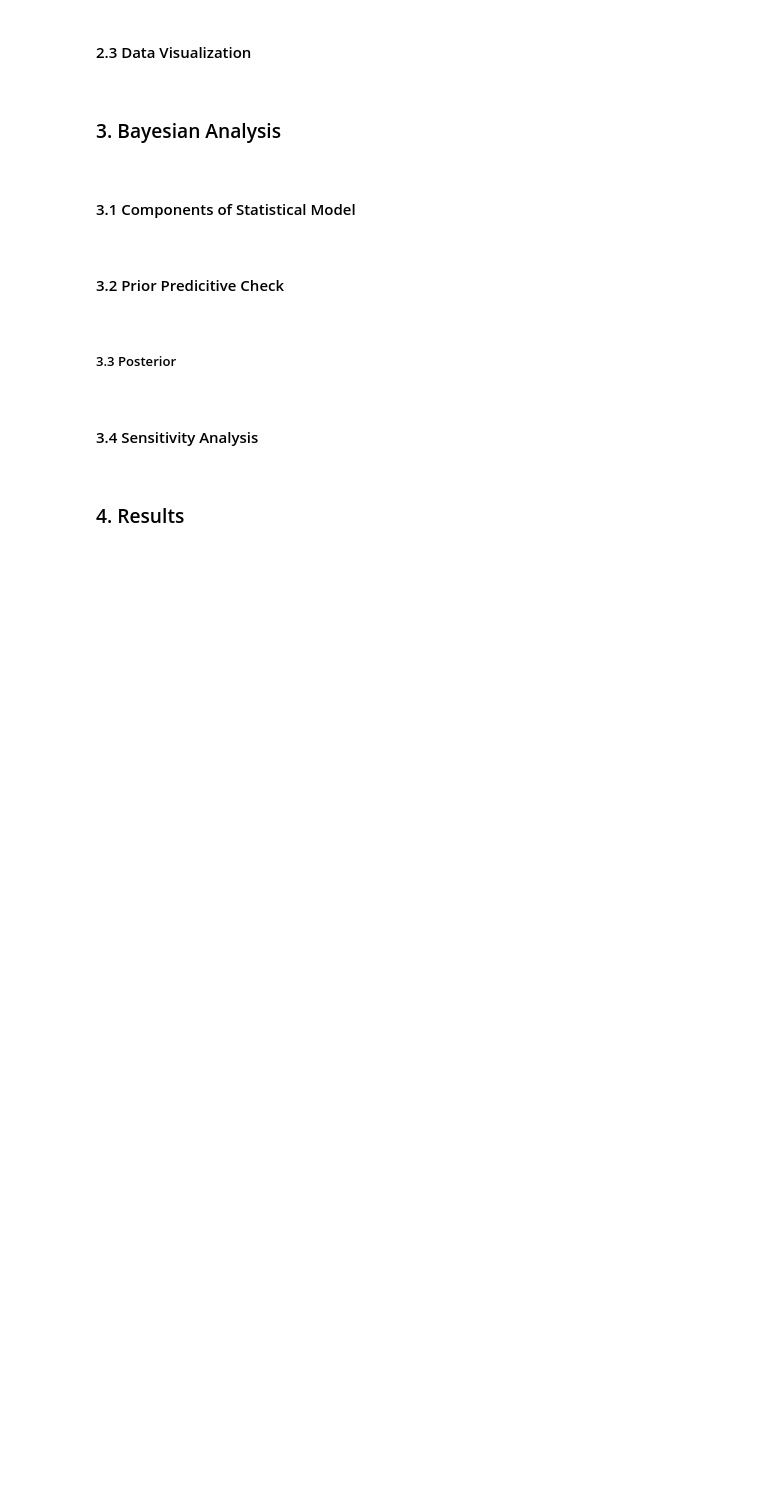
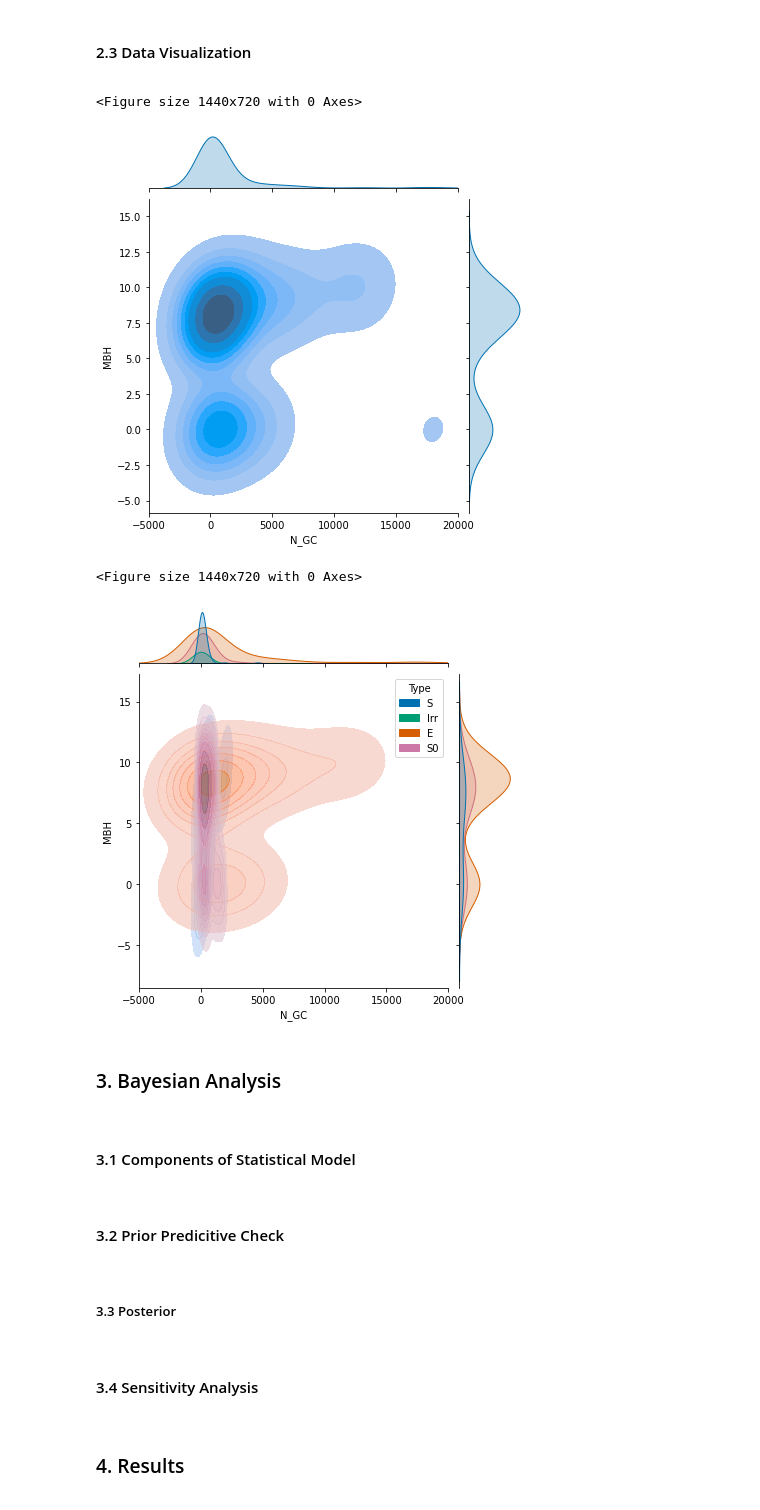
Before and after one commit to tylerbarna/AST5731-projects, a Jupyter notebook: project2/project2.ipynb, the cells around one changed output. Drawn from its saved outputs; the diff is of its cells as text; code cells hidden in the pictures; blank space fills up the shorter version.

Commit message:
added two plots

```diff
--- a/project2/project2.ipynb
+++ b/project2/project2.ipynb
@@ -96,6 +95,9 @@ from scipy.stats import uniform
 from sklearn import preprocessing as pp
 
 %matplotlib inline
+plt.style.use("seaborn-colorblind")
+mpl.rcParams.update({"axes.grid" : False})
+plt.style.context(("seaborn-colorblind",))
 
 ## set seed for reproducibility
 random.seed(5731)
@@ -107,0 +107,14 @@ random.seed(5731)
+# %%
+df = pd.read_csv('dat.txt',index_col=0,
+                 dtype={'Galaxy':str, 'Type':str,
+                        'N_GC':np.float64, 'N_GC_err':np.float64,
+                        'Mdyn':np.float64, 'MBH':np.float64,
+                        'sig_e':np.float64, 'err_sig_e':np.float64,
+                        'A_V':np.float64, 'MV_T':np.float64,
+                        'err_MV_T':np.float64, 'MK':np.float64,
+                        'Re':np.float64, 'upMBH':np.float64,
+                        'lowMBH':np.float64
+                        })
+df.rename({'err_sig_e':'sig_e_err', 'err_MV_T':'MV_T_err'}, axis=1, inplace=True) ## for consistency
+display(df.head())
+display(df.describe())
@@ -108,6 +137,25 @@ random.seed(5731)
 # %% [markdown]
 #### 2.3 Data Visualization
 <a id='visualization'></a>
+# %%
+## joint plot of number of globular clusters and mass of black hole
+plt.figure(figsize=(20, 10), facecolor='w', edgecolor='k');
+plot = sns.jointplot(data=df, x='N_GC',y='MBH',
+              kind='kde', fill=True);
+plot.ax_marg_x.set_xlim(-5000, 20000);
+plt.show();
+
+## joint plot of number of globular clusters and mass of black hole by type
+plt.figure(figsize=(20, 10), facecolor='w', edgecolor='k');
+plot = sns.jointplot(data=df, x='N_GC',y='MBH', hue='Type',
+              kind='kde', fill=True, alpha=0.5);
+plot.ax_marg_x.set_xlim(-5000, 20000);
+plt.show();
+# %% [output]
+<Figure size 1440x720 with 0 Axes>
+[figure, added]
+<Figure size 1440x720 with 0 Axes>
+[figure, added]
 # %% [markdown]
 ### 3. Bayesian Analysis
 <a id='analysis'></a>
```
Also changed, not shown: parts of 3 cells of this notebook.
